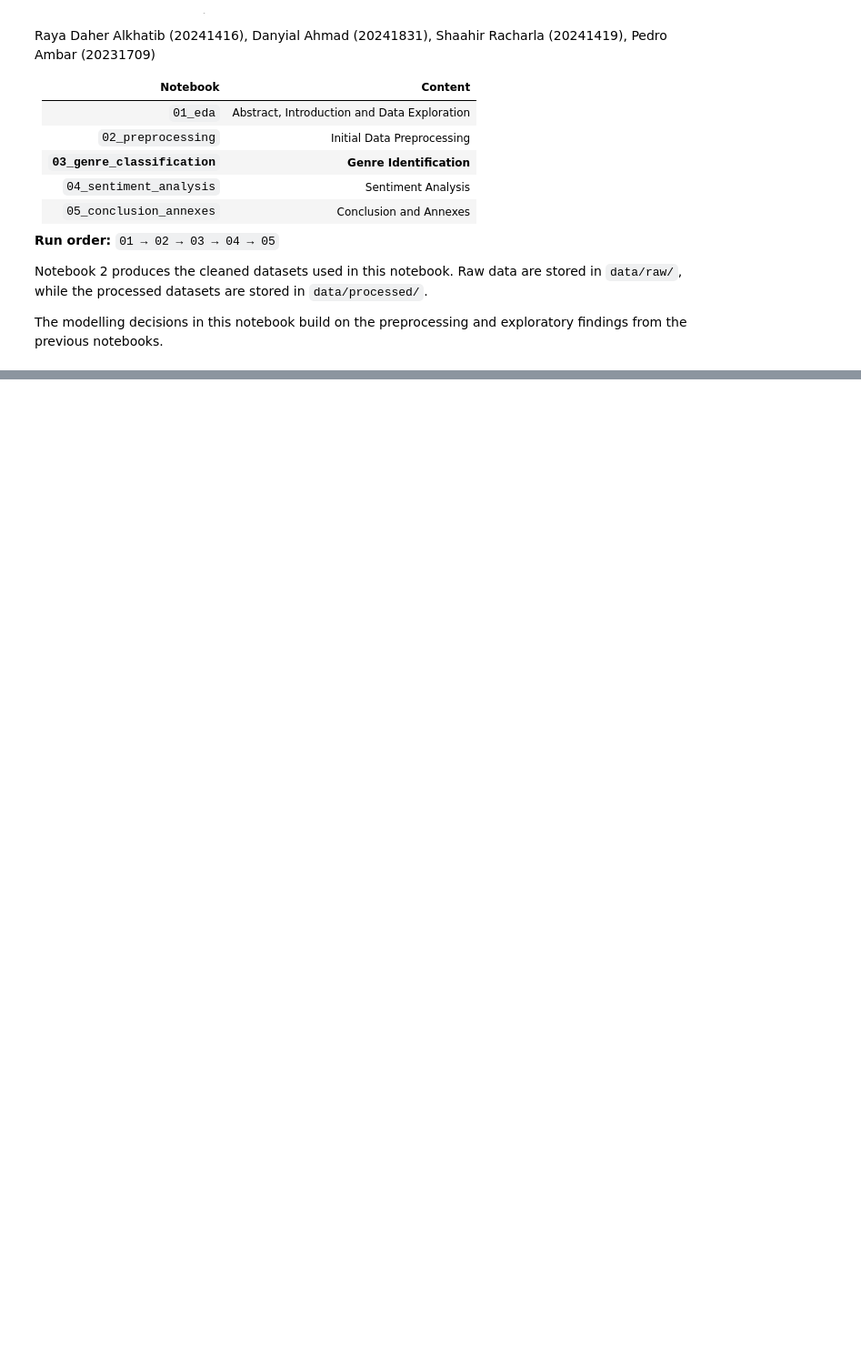
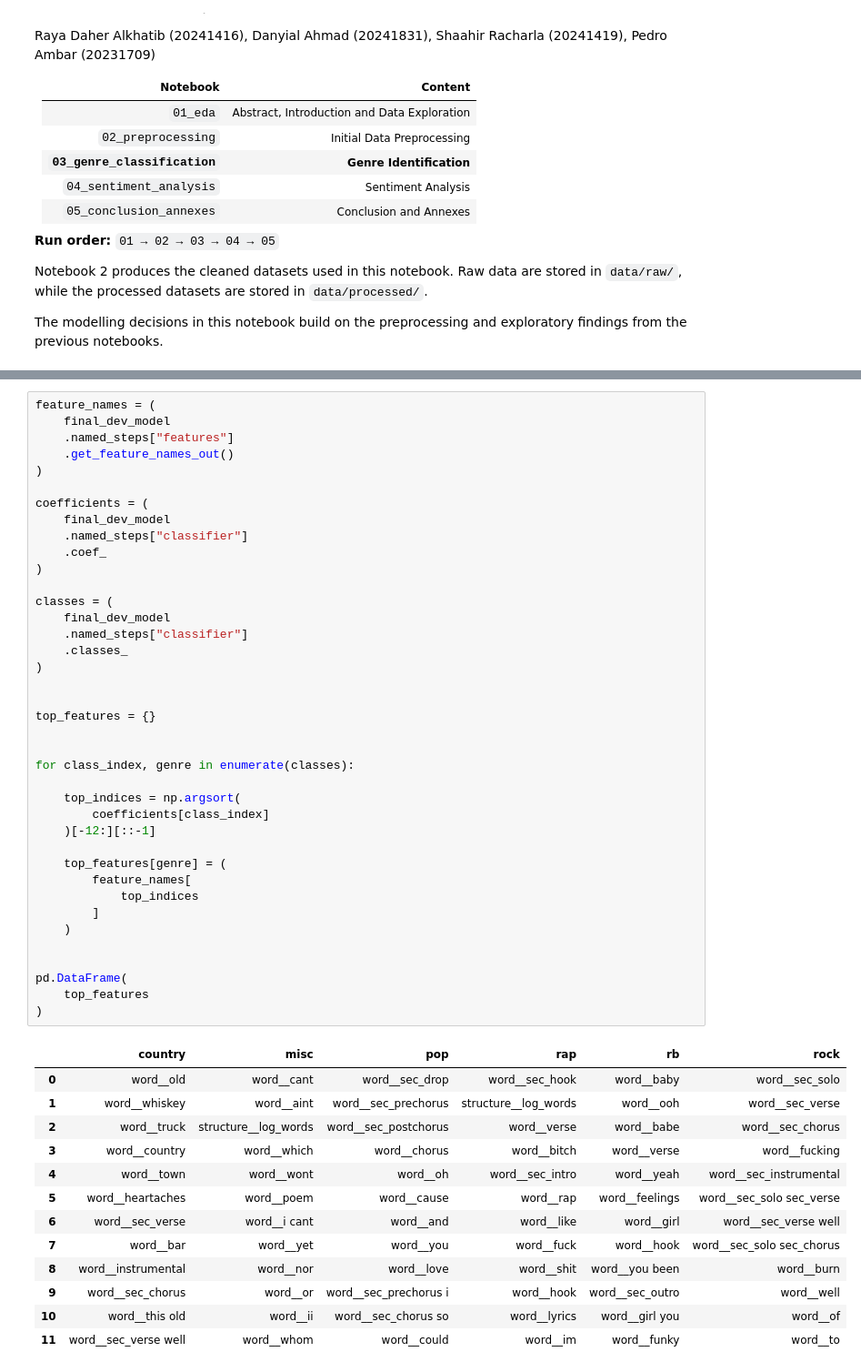
Before and after one commit to heyydaniyal/Music-Genre-Identification, a Jupyter notebook: notebooks/03_genre_classification.ipynb, the cells around one changed output, grey strips where cells are left out. Shown at 91% size. Drawn from its saved outputs; the diff is of its cells as text; blank space fills up the shorter version.

Commit message:
Improve genre classification and add artist metadata experiment

```diff
--- a/notebooks/03_genre_classification.ipynb
+++ b/notebooks/03_genre_classification.ipynb
@@ -1276,0 +1811,53 @@ This configuration is retained as the classical machine-learning benchmark for c
+# %%
+feature_names = (
+    final_dev_model
+    .named_steps["features"]
+    .get_feature_names_out()
+)
+
+coefficients = (
+    final_dev_model
+    .named_steps["classifier"]
+    .coef_
+)
+
+classes = (
+    final_dev_model
+    .named_steps["classifier"]
+    .classes_
+)
+
+
+top_features = {}
+
+
+for class_index, genre in enumerate(classes):
+
+    top_indices = np.argsort(
+        coefficients[class_index]
+    )[-12:][::-1]
+
+    top_features[genre] = (
+        feature_names[
+            top_indices
+        ]
+    )
+
+
+pd.DataFrame(
+    top_features
+)
+# %% [output]
+|  | country | misc | pop | rap | rb | rock |
+| 0 | word__old | word__cant | word__sec_drop | word__sec_hook | word__baby | word__sec_solo |
+| 1 | word__whiskey | word__aint | word__sec_prechorus | structure__log_words | word__ooh | word__sec_verse |
+| 2 | word__truck | structure__log_words | word__sec_postchorus | word__verse | word__babe | word__sec_chorus |
+| 3 | word__country | word__which | word__chorus | word__bitch | word__verse | word__fucking |
+| 4 | word__town | word__wont | word__oh | word__sec_intro | word__yeah | word__sec_instrumental |
+| 5 | word__heartaches | word__poem | word__cause | word__rap | word__feelings | word__sec_solo sec_verse |
+| 6 | word__sec_verse | word__i cant | word__and | word__like | word__girl | word__sec_verse well |
+| 7 | word__bar | word__yet | word__you | word__fuck | word__hook | word__sec_solo sec_chorus |
+| 8 | word__instrumental | word__nor | word__love | word__shit | word__you been | word__burn |
+| 9 | word__sec_chorus | word__or | word__sec_prechorus i | word__hook | word__sec_outro | word__well |
+| 10 | word__this old | word__ii | word__sec_chorus so | word__lyrics | word__girl you | word__of |
+| 11 | word__sec_verse well | word__whom | word__could | word__im | word__funky | word__to |
```
Also changed, not shown: parts of 155 cells of this notebook, 2 other files.
